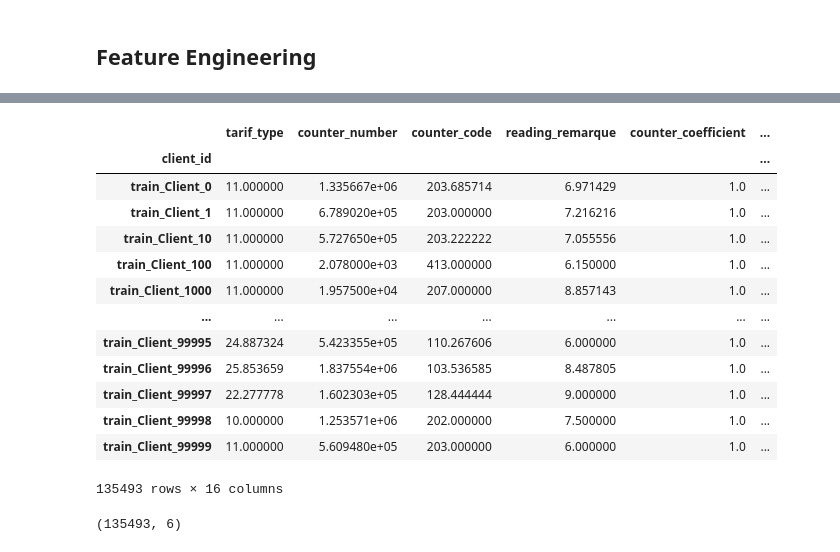
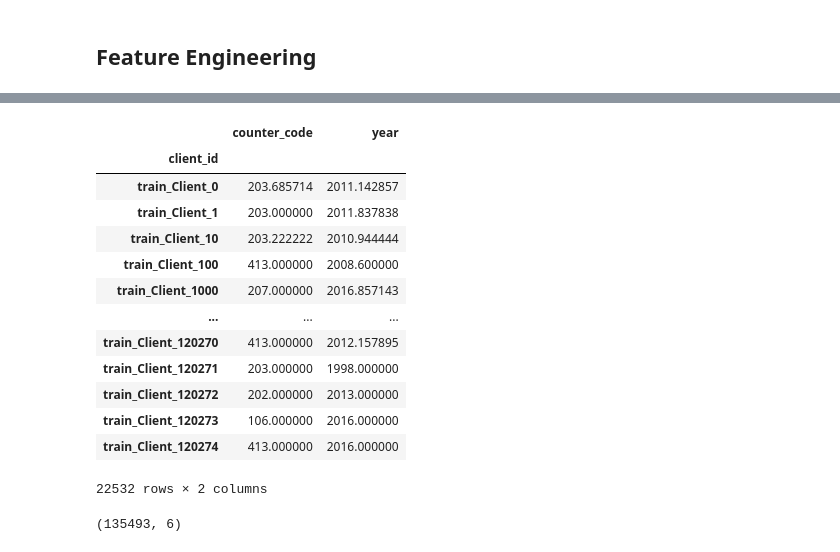
Before and after one commit to Mach-web/electricity_fraud_detection, a Jupyter notebook: Fraud_Detection_Starter.ipynb, the cells around one changed output, grey strips where cells are left out. Drawn from its saved outputs; the diff is of its cells as text; code cells hidden in the pictures.

```diff
--- a/Fraud_Detection_Starter.ipynb
+++ b/Fraud_Detection_Starter.ipynb
@@ -49,7 +56,7 @@ client_train.sample(1)
 # %% [markdown]
 The invoice train dataset was too large and caused the laptop to crash. Used the chunksize argument to read the data in chunks.
 # %%
-chunksize = 100000
+chunksize = 750000
 invoice_train_chunks = pd.read_csv(f'{TRAIN_DIR}/invoice_train.csv', chunksize = chunksize)
 
 for iteration, chunk in enumerate(invoice_train_chunks):
@@ -57,6 +64,7 @@ for iteration, chunk in enumerate(invoice_train_chunks):
         invoice_train = chunk
     else:
         invoice_train = pd.concat([invoice_train, chunk], axis = 0)
+    break
 invoice_train.head()
 # %% [output]
 |  | client_id | invoice_date | tarif_type | counter_number | counter_statue | counter_code | reading_remarque | ... |
@@ -350,20 +387,20 @@ invoice_train.sample(3)
 # %%
-invoice_train.groupby(['client_id']).mean()
+invoice_train.groupby(['client_id'])[['counter_code', 'year']].mean()
 # %% [output]
-|  | tarif_type | counter_number | counter_code | reading_remarque | counter_coefficient | ... |
-| client_id |  |  |  |  |  | ... |
-| train_Client_0 | 11.000000 | 1.335667e+06 | 203.685714 | 6.971429 | 1.0 | ... |
-| train_Client_1 | 11.000000 | 6.789020e+05 | 203.000000 | 7.216216 | 1.0 | ... |
-| train_Client_10 | 11.000000 | 5.727650e+05 | 203.222222 | 7.055556 | 1.0 | ... |
-| train_Client_100 | 11.000000 | 2.078000e+03 | 413.000000 | 6.150000 | 1.0 | ... |
-| train_Client_1000 | 11.000000 | 1.957500e+04 | 207.000000 | 8.857143 | 1.0 | ... |
-| ... | ... | ... | ... | ... | ... | ... |
-| train_Client_99995 | 24.887324 | 5.423355e+05 | 110.267606 | 6.000000 | 1.0 | ... |
-| train_Client_99996 | 25.853659 | 1.837554e+06 | 103.536585 | 8.487805 | 1.0 | ... |
-| train_Client_99997 | 22.277778 | 1.602303e+05 | 128.444444 | 9.000000 | 1.0 | ... |
-| train_Client_99998 | 10.000000 | 1.253571e+06 | 202.000000 | 7.500000 | 1.0 | ... |
-| train_Client_99999 | 11.000000 | 5.609480e+05 | 203.000000 | 6.000000 | 1.0 | ... |
+|  | counter_code | year |
+| client_id |  |  |
+| train_Client_0 | 203.685714 | 2011.142857 |
+| train_Client_1 | 203.000000 | 2011.837838 |
+| train_Client_10 | 203.222222 | 2010.944444 |
+| train_Client_100 | 413.000000 | 2008.600000 |
+| train_Client_1000 | 207.000000 | 2016.857143 |
+| ... | ... | ... |
+| train_Client_120270 | 413.000000 | 2012.157895 |
+| train_Client_120271 | 203.000000 | 1998.000000 |
+| train_Client_120272 | 202.000000 | 2013.000000 |
+| train_Client_120273 | 106.000000 | 2016.000000 |
+| train_Client_120274 | 413.000000 | 2016.000000 |
-135493 rows × 16 columns
+22532 rows × 2 columns
 # %%
 def aggregate_by_client_id(invoice_data):
     aggs = {}
```
Also changed, not shown: parts of 21 cells of this notebook.
